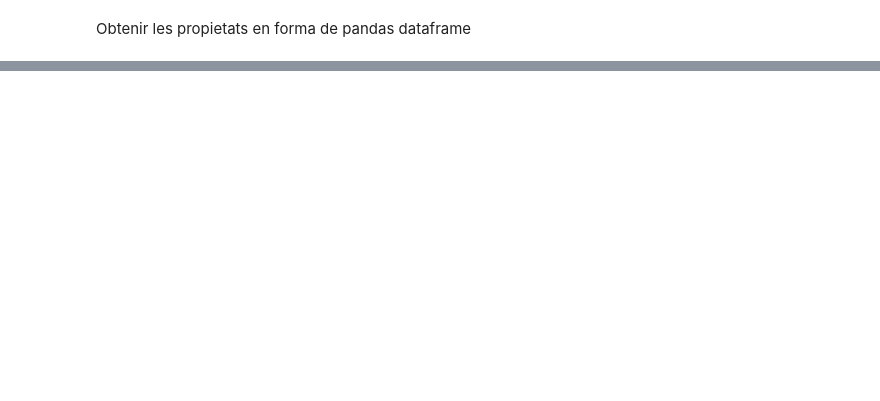
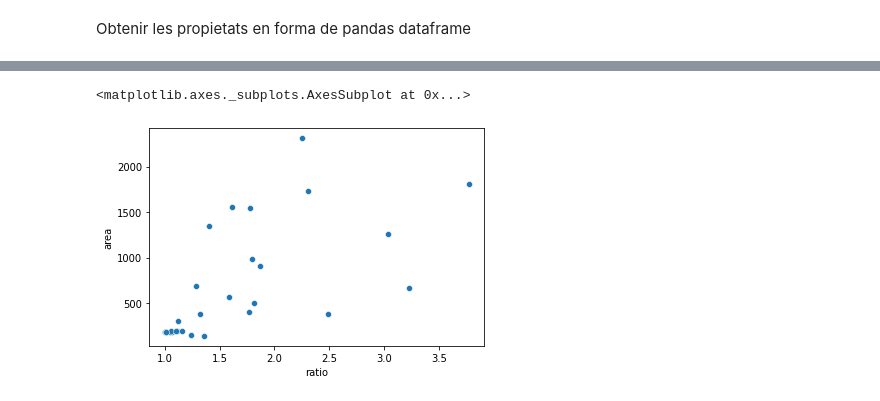
Before and after one commit to raulbenitez/NEUROIMAGING_AI, a Jupyter notebook: Feature extraction/propietats_blobs.ipynb, the cells around one changed output, grey strips where cells are left out. Cells and saved outputs as stored; diff of their text form; code cells hidden in the pictures; blank space fills up the shorter version.

```diff
--- a/Feature extraction/propietats_blobs.ipynb
+++ b/Feature extraction/propietats_blobs.ipynb
@@ -73,0 +74,6 @@ sns.scatterplot(x='eccentricity',y='area',data=df_propietats)
+# %%
+props1 = measure.regionprops_table(label_image,properties=['label','major_axis_length','minor_axis_length','eccentricity','area'])
+
+df_propietats1 = pd.DataFrame(props1)
+df_propietats1['ratio'] = df_propietats1['major_axis_length'].values/df_propietats1['minor_axis_length'].values
+df_propietats1.head()
@@ -73,0 +87,5 @@ sns.scatterplot(x='eccentricity',y='area',data=df_propietats)
+# %%
+sns.scatterplot(x='ratio',y='area',data=df_propietats1)
+# %% [output]
+<matplotlib.axes._subplots.AxesSubplot at 0x...>
+[figure, added]
```
Also changed, not shown: parts of 5 cells of this notebook.
